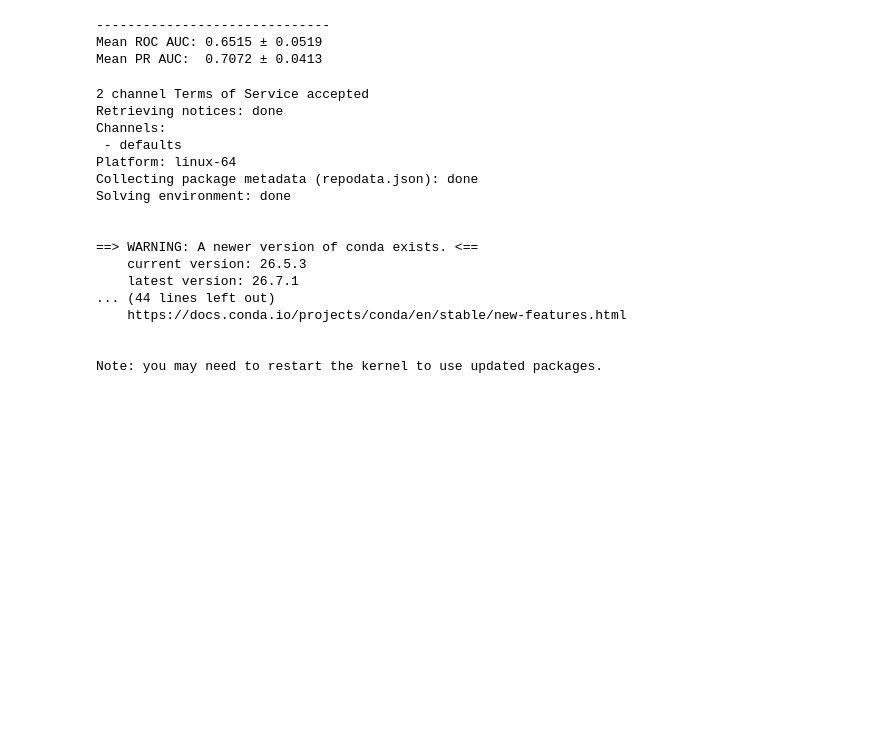
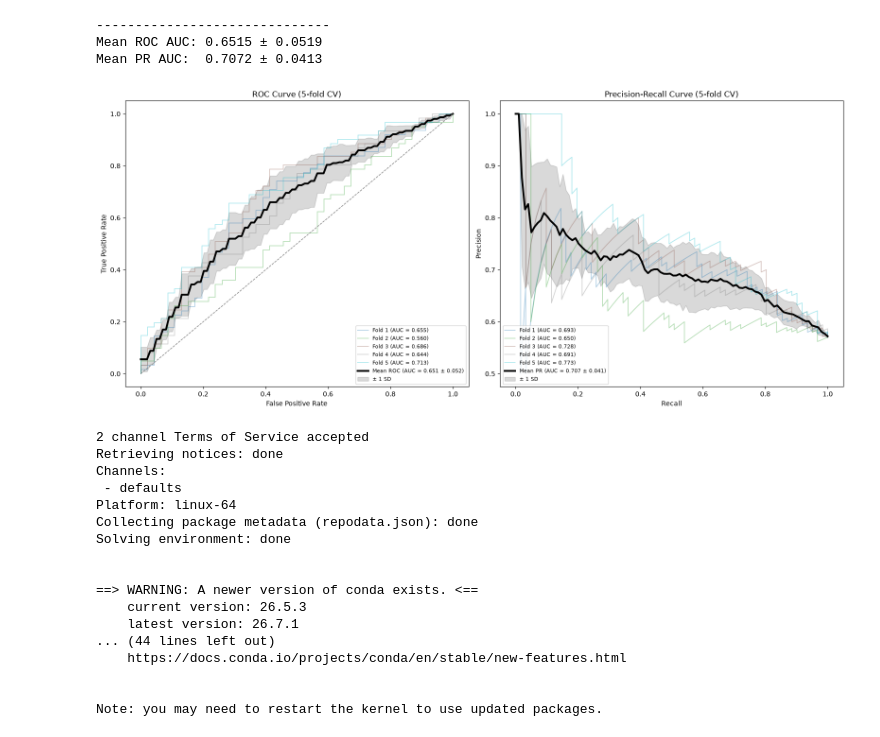
Before and after one commit to perpk/methylation-analysis, a Jupyter notebook: notebooks/ML_approach/xgboost_cv.ipynb, the cells around one changed output. Saved outputs shown, nothing was run; the diff lists cells and outputs as text; code cells hidden in the pictures; blank space fills up the shorter version.

```diff
--- a/notebooks/ML_approach/xgboost_cv.ipynb
+++ b/notebooks/ML_approach/xgboost_cv.ipynb
@@ -123,6 +131,64 @@ print(f"Mean PR AUC:  {np.mean(pr_aucs):.4f} ± {np.std(pr_aucs):.4f}")
 ------------------------------
 Mean ROC AUC: 0.6515 ± 0.0519
 Mean PR AUC:  0.7072 ± 0.0413
+# %%
+mean_fpr = np.linspace(0, 1, 100)
+mean_recall = np.linspace(0, 1, 100)
+colors = plt.cm.tab10(np.linspace(0, 1, len(roc_curves)))
+
+fig, axes = plt.subplots(1, 2, figsize=(16, 7))
+
+# --- ROC ---
+tprs_interp = []
+for i, (fpr, tpr) in enumerate(roc_curves):
+    axes[0].plot(fpr, tpr, color=colors[i], alpha=0.35, lw=1.2,
+                 label=f"Fold {i+1} (AUC = {roc_aucs[i]:.3f})")
+    tprs_interp.append(np.interp(mean_fpr, fpr, tpr))
+
+tprs_interp = np.array(tprs_interp)
+mean_tpr = tprs_interp.mean(axis=0)
+mean_tpr[-1] = 1.0
+std_tpr = tprs_interp.std(axis=0)
+
+axes[0].plot(mean_fpr, mean_tpr, color="black", lw=2.8,
+             label=f"Mean ROC (AUC = {np.mean(roc_aucs):.3f} ± {np.std(roc_aucs):.3f})")
+axes[0].fill_between(mean_fpr, np.clip(mean_tpr - std_tpr, 0, 1), np.clip(mean_tpr + std_tpr, 0, 1),
+                      color="black", alpha=0.15, label="± 1 SD")
+axes[0].plot([0, 1], [0, 1], linestyle="--", color="gray", lw=1)
+axes[0].set_xlabel("False Positive Rate")
+axes[0].set_ylabel("True Positive Rate")
+axes[0].set_title("ROC Curve (5-fold CV)")
+axes[0].legend(loc="lower right", fontsize=8)
+
+# --- Precision-Recall ---
+precisions_interp = []
+for i, (precision, recall) in enumerate(pr_curves):
+    axes[1].plot(recall, precision, color=colors[i], alpha=0.35, lw=1.2,
+                 label=f"Fold {i+1} (AUC = {pr_aucs[i]:.3f})")
+    order = np.argsort(recall)
+    precisions_interp.append(np.interp(mean_recall, recall[order], precision[order]))
+
+precisions_interp = np.array(precisions_interp)
+mean_precision = precisions_interp.mean(axis=0)
+std_precision = precisions_interp.std(axis=0)
+
+axes[1].plot(mean_recall, mean_precision, color="black", lw=2.8,
+             label=f"Mean PR (AUC = {np.mean(pr_aucs):.3f} ± {np.std(pr_aucs):.3f})")
+axes[1].fill_between(mean_recall, np.clip(mean_precision - std_precision, 0, 1), np.clip(mean_precision + std_precision, 0, 1),
+                      color="black", alpha=0.15, label="± 1 SD")
+axes[1].set_xlabel("Recall")
+axes[1].set_ylabel("Precision")
+axes[1].set_title("Precision-Recall Curve (5-fold CV)")
+axes[1].legend(loc="lower left", fontsize=8)
+
+plt.tight_layout()
+
+save_path = "/workspace/results/peg1_ROC_PR_AUC.png"
+plt.savefig(save_path, dpi=300)
+
+plt.show()
+# %% [output]
+[figure, added]
 # %%
 %conda install shap -y
 # %% [output]
```
Also changed, not shown: parts of 9 cells of this notebook.
